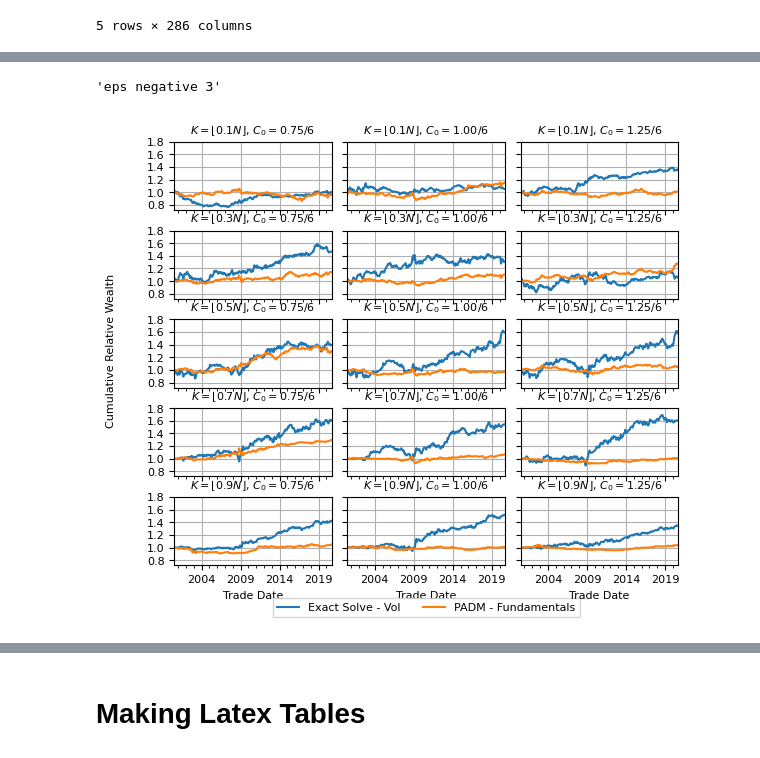
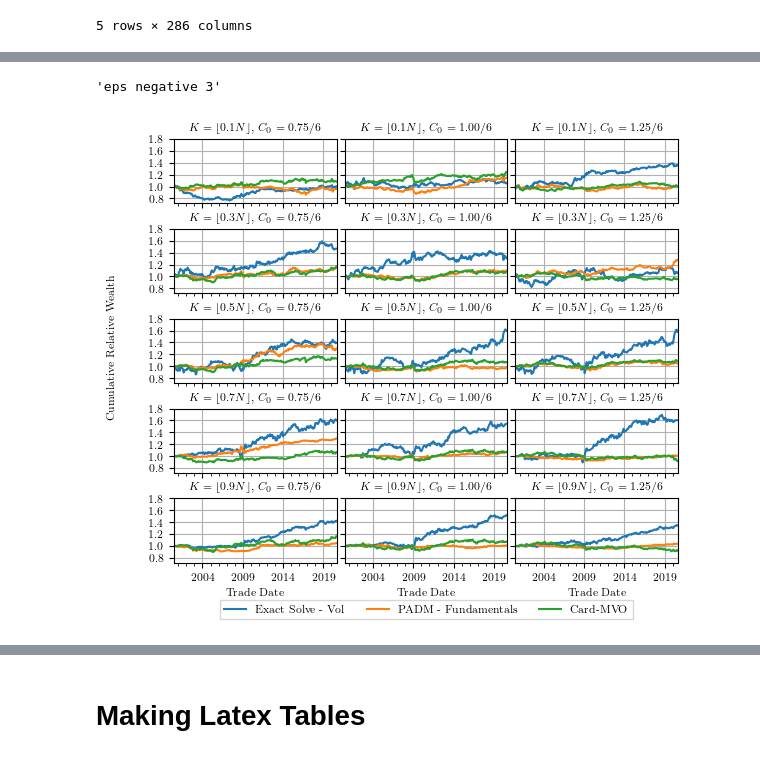
Before and after one commit to davidislip/integrated-svm-mvo, a Jupyter notebook: 4.1 Financial Results.ipynb, the cells around one changed output, grey strips where cells are left out. Saved outputs shown, nothing was run; the diff lists cells and outputs as text; code cells hidden in the pictures.

```diff
--- a/4.1 Financial Results.ipynb
+++ b/4.1 Financial Results.ipynb
@@ -62,11 +62,12 @@ cardinalities  = ["Card01", "Card03", "Card05", "Card07", "Card09"]
 card_strings = [r"$K = \lfloor 0.1N \rfloor$", r"$K = \lfloor0.3N\rfloor$", r"$K = \lfloor0.5N \rfloor$", r"$K = \lfloor0.7N \rfloor$", r"$K = \lfloor0.9N \rfloor$"]
 turnover_strings = ["$C_0 = 0.75/6$", "$C_0 = 1.00/6$", "$C_0 = 1.25/6$"]
 
-epsilon = 1e-3 #change epsilon to generate different tables
+epsilon = 1e-2 #change epsilon to generate different tables
 
 epsilons_desc = {1e-2:"eps negative 2", 1e-3:"eps negative 3",
                  1e-4:"eps negative 4", 1e-5:"eps negative 5"}
 
+oot_returns_card_mvo_dict = {}
 oot_returns_mvo_dict = {}
 oot_returns_svm_dict = {}
 oot_returns_adm_dict = {}
@@ -78,6 +79,8 @@ name = "final_reg"
 
 for (turnover, card) in product(turnovers, cardinalities):
 
+    with open(local_path + "Cardinality Portfolios/"+card+"_"+turnover+"no_tlim.pkl",'rb') as fp:
+        card_mvo_results = pickle.load(fp)
     with open(local_path + "Standard MVO Portfolios/"+turnover+"no_tlim.pkl",'rb') as fp:
         mvo_results = pickle.load(fp)
     # with open(pth + "svm_oot_results_turnover0_75by6.pkl", 'rb') as fp:
@@ -89,12 +92,12 @@ for (turnover, card) in product(turnovers, cardinalities):
 
 #     with open(local_path + epsilons_desc[epsilon] + "/" + "padm" +card+ "_VolINV3_" +turnover + "no_neg.pkl", 'rb') as fp:
 #         adm_results2 = pickle.load(fp)
-
+    weights_card_mvo, oot_returns_card_mvo, market_card_mvo, wis_card_mvo, bias_card_mvo, soln_mods_card_mvo = card_mvo_results
     weights_mvo, oot_returns_mvo, market_mvo, wis_mvo, bias_mvo, soln_mods_mvo = mvo_results
     weights_svm, oot_returns_svm, market_svm, wis_svm, bias_svm, soln_mods_svm = svm_results
     weights_adm, oot_returns_adm, market_adm, wis_adm, bias_adm, soln_mods_adm, times = adm_results
     # weights_adm2, oot_returns_adm2, market_adm2, wis_adm2, bias_adm2, soln_mods_adm2, times2 = adm_results2
-
+    oot_returns_card_mvo_dict[(card, turnover)] = (weights_card_mvo.iloc[:-1]*rets).sum(axis = 1)
     oot_returns_mvo_dict[(card, turnover)] = (weights_mvo.iloc[:-1]*rets).sum(axis = 1)
     oot_returns_svm_dict[(card, turnover)] = (weights_svm.iloc[:-1]*rets).sum(axis = 1)
     oot_returns_adm_dict[(card, turnover)] = (weights_adm.iloc[:-1]*rets).sum(axis = 1)
@@ -103,0 +131,20 @@ rf = rf.RF;
+# %%
+for (i ,j) in product(range(len(cardinalities)), range(len(turnovers))):
+    turnover = turnovers[j]
+    card = cardinalities[i]
+
+    with open(local_path + "eps negative 2/padmCard01_INV3PRO6INV1_1_25final_reg.pkl", 'rb') as fp:
+        new_adm_results = pickle.load(fp)
+        weights_adm, oot_returns_adm, market_adm, wis_adm, bias_adm, soln_mods_adm, times = new_adm_results
+        oot_returns_adm_dict[(card, turnover)] = (weights_adm.iloc[:-1]*rets).sum(axis = 1)
+
+
+    svm_wealth = wealth(oot_returns_svm_dict[(card, turnover)])
+    mvo_wealth = wealth(oot_returns_mvo_dict[(card, turnover)])
+    card_mvo_wealth = wealth(oot_returns_card_mvo_dict[(card, turnover)])
+    adm_wealth = wealth(oot_returns_adm_dict[(card, turnover)])
+
+    (svm_wealth/mvo_wealth).plot(label = 'Exact Solve - Vol', fontsize = 8)
+    (adm_wealth/mvo_wealth).plot(label = 'PADM - Fundamentals', fontsize = 8)
+    (card_mvo_wealth/mvo_wealth).plot(label = 'Card-MVO', fontsize = 8)
+    plt.legend()
@@ -111,39 +180,41 @@ for (i ,j) in product(range(len(cardinalities)), range(len(turnovers))):
     card = cardinalities[i]
     svm_wealth = wealth(oot_returns_svm_dict[(card, turnover)])
     mvo_wealth = wealth(oot_returns_mvo_dict[(card, turnover)])
+    card_mvo_wealth = wealth(oot_returns_card_mvo_dict[(card, turnover)])
     adm_wealth = wealth(oot_returns_adm_dict[(card, turnover)])
     T = len(adm_wealth)
     (svm_wealth/mvo_wealth).plot(label = 'Exact Solve - Vol', fontsize = 8, ax=axs[i, j])
     (adm_wealth/mvo_wealth).plot(label = 'PADM - Fundamentals', fontsize = 8, ax=axs[i, j])
+    (card_mvo_wealth/mvo_wealth).plot(label = 'Card-MVO', fontsize = 8, ax=axs[i, j])
     card_string = card_strings[i]
     turnover_string = turnover_strings[j]
     axs[i, j].set_title(card_string + ", " + turnover_string, fontsize = 8)
     max_ = max(np.max((adm_wealth/mvo_wealth)), np.max((svm_wealth/mvo_wealth)))
     if max_ > max_y:
         max_y = max_
 axs[4, 1].legend(loc='upper center',
-             bbox_to_anchor=(0.5, -0.4),
+             bbox_to_anchor=(0.5, -0.5),
                  fancybox=False,
                  shadow=False, ncol=3,
                  fontsize = 8)
 
 for ax in axs:
     for sub_ax in ax:
         sub_ax.yaxis.set_tick_params(which='minor', bottom=False)
         sub_ax.set_yticks([min_y+i*0.2 for i in range(2+int((max_y - min_y)/0.2))])
         sub_ax.grid()
         sub_ax.set_xlabel("Trade Date",fontsize = 8)
 # fig.supxlabel('Trade Date',fontsize = 8)
 fig.supylabel("Cumulative Relative Wealth",fontsize = 8)
 #plt.tight_layout()
-fig.subplots_adjust(wspace = 0.1, hspace=0.3)
+fig.subplots_adjust(wspace = 0.05, hspace=0.4)
 #plt.setp(axs, yticks = [i*0.2 for i in range(2+int(max_y/0.2))])
 
 plt.savefig(img_path + epsilons_desc[epsilon] + "p12.svg", dpi = dpi_setting)
 epsilons_desc[epsilon]
 # %% [output]
 'eps negative 3'
-[figure, old version]
+[figure, new version]
 # %%
 #checking turnovers
 print(weights_svm.diff().abs().sum().sum())
```
Also changed, not shown: parts of 6 cells of this notebook, 33 other files.
